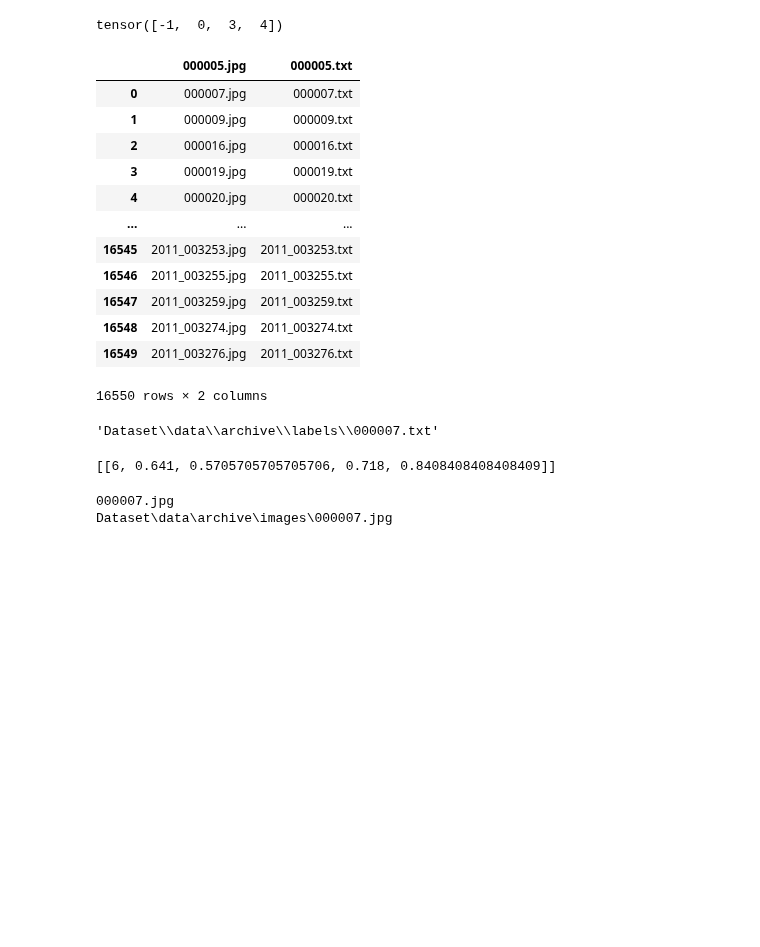
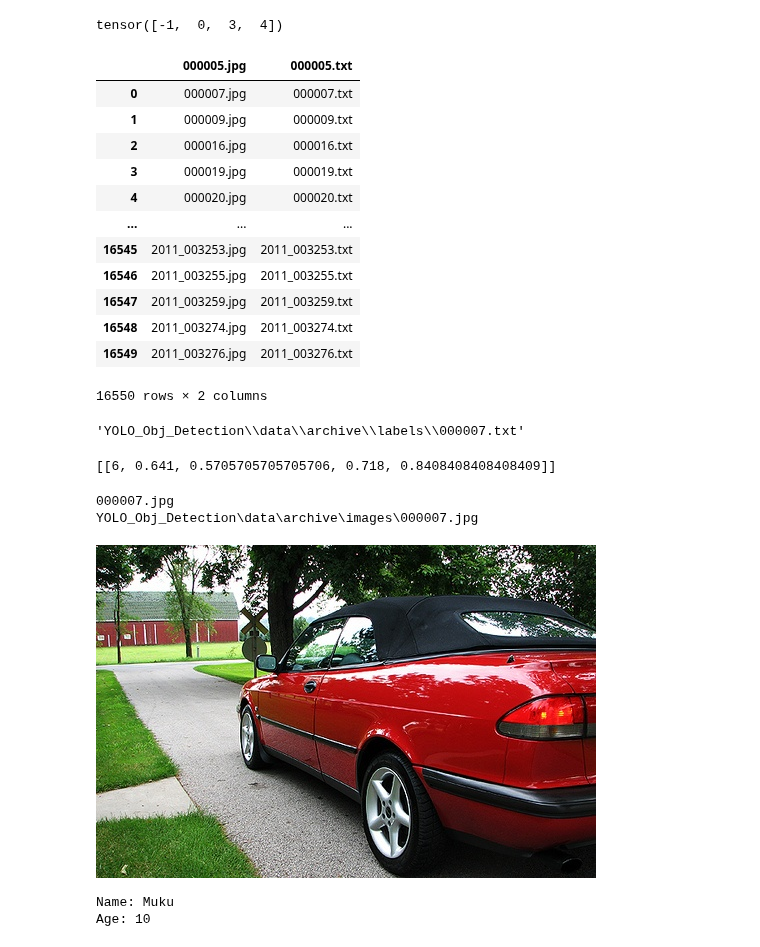
Before and after one commit to kmsmeng/ML_Projects, a Jupyter notebook: test.ipynb, the cells around one changed output. Drawn from its saved outputs; the diff is of its cells as text; code cells hidden in the pictures; blank space fills up the shorter version.

Commit message:
yolo

```diff
--- a/test.ipynb
+++ b/test.ipynb
@@ -91,13 +91,14 @@ mse = nn.MSELoss(reduction='sum')
 import pandas as pd
 from pathlib import Path
 import os
+from PIL import Image
 
-csv_file = Path('Dataset/data/archive/train.csv')
+csv_file = Path('YOLO_Obj_Detection/data/archive/train.csv')
 
 annotations = pd.read_csv(csv_file)
 display(annotations)
 
-label_dir = Path('Dataset/data/archive/labels')
+label_dir = Path('YOLO_Obj_Detection/data/archive/labels')
 
 
 label_path = os.path.join(label_dir, annotations.iloc[0, 1])
@@ -113,33 +114,35 @@ with open(label_path) as f:
             ]
         boxes.append([class_label, x, y, width, height])
 
 display(boxes)
 
 
-img_dir = Path('Dataset/data/archive/images')
+img_dir = Path('YOLO_Obj_Detection/data/archive/images')
 print(annotations.iloc[0, 0])
 
 img_path = os.path.join(img_dir, annotations.iloc[0, 0])
 print(img_path)
 
 import matplotlib.pyplot as plt
 
 image = Image.open(img_path)
+image
 # %% [output]
 |  | 000005.jpg | 000005.txt |
 | 0 | 000007.jpg | 000007.txt |
 | 1 | 000009.jpg | 000009.txt |
 | 2 | 000016.jpg | 000016.txt |
 | 3 | 000019.jpg | 000019.txt |
 | 4 | 000020.jpg | 000020.txt |
 | ... | ... | ... |
 | 16545 | 2011_003253.jpg | 2011_003253.txt |
 | 16546 | 2011_003255.jpg | 2011_003255.txt |
 | 16547 | 2011_003259.jpg | 2011_003259.txt |
 | 16548 | 2011_003274.jpg | 2011_003274.txt |
 | 16549 | 2011_003276.jpg | 2011_003276.txt |
 16550 rows × 2 columns
-'Dataset\\data\\archive\\labels\\000007.txt'
+'YOLO_Obj_Detection\\data\\archive\\labels\\000007.txt'
 [[6, 0.641, 0.5705705705705706, 0.718, 0.8408408408408409]]
 000007.jpg
-Dataset\data\archive\images\000007.jpg
+YOLO_Obj_Detection\data\archive\images\000007.jpg
+[figure, added]
@@ -145,0 +159,5 @@ Dataset\data\archive\images\000007.jpg
+# %%
+x()
+# %% [output]
+Name: Muku
+Age: 10
```
Also changed, not shown: parts of 4 cells of this notebook, 5 other files.
